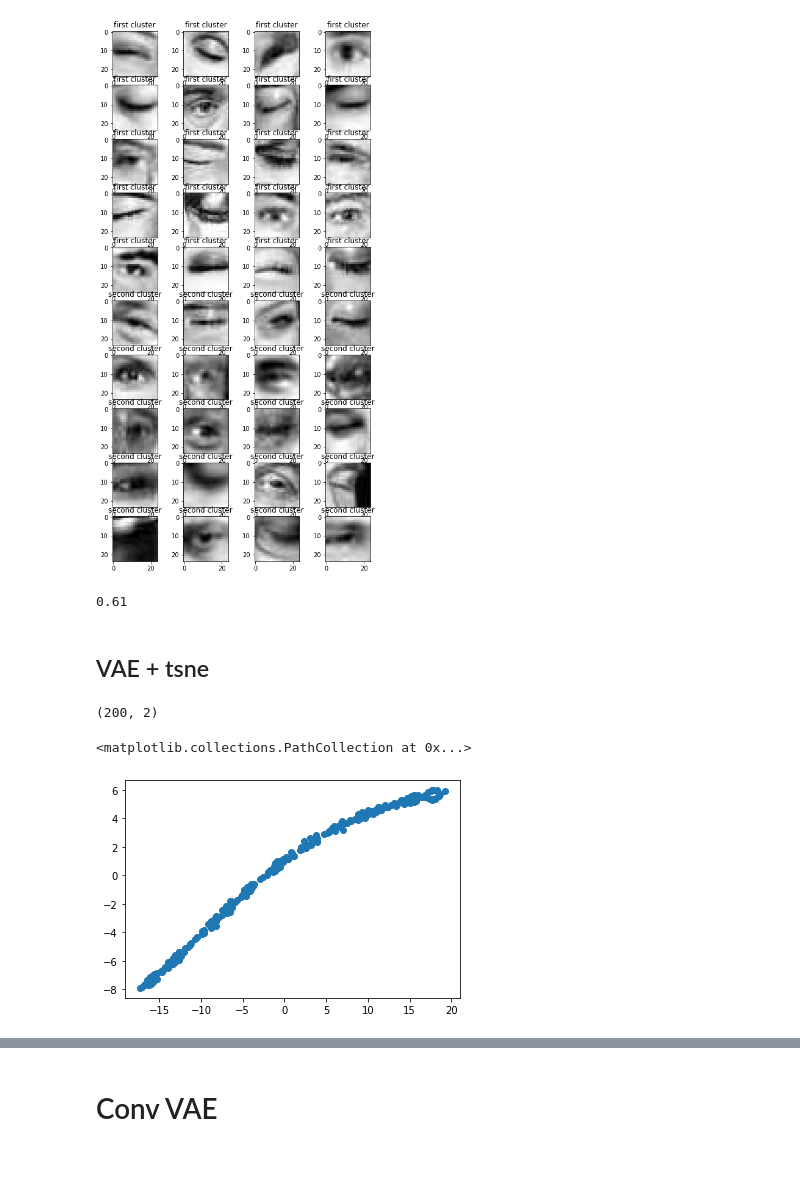
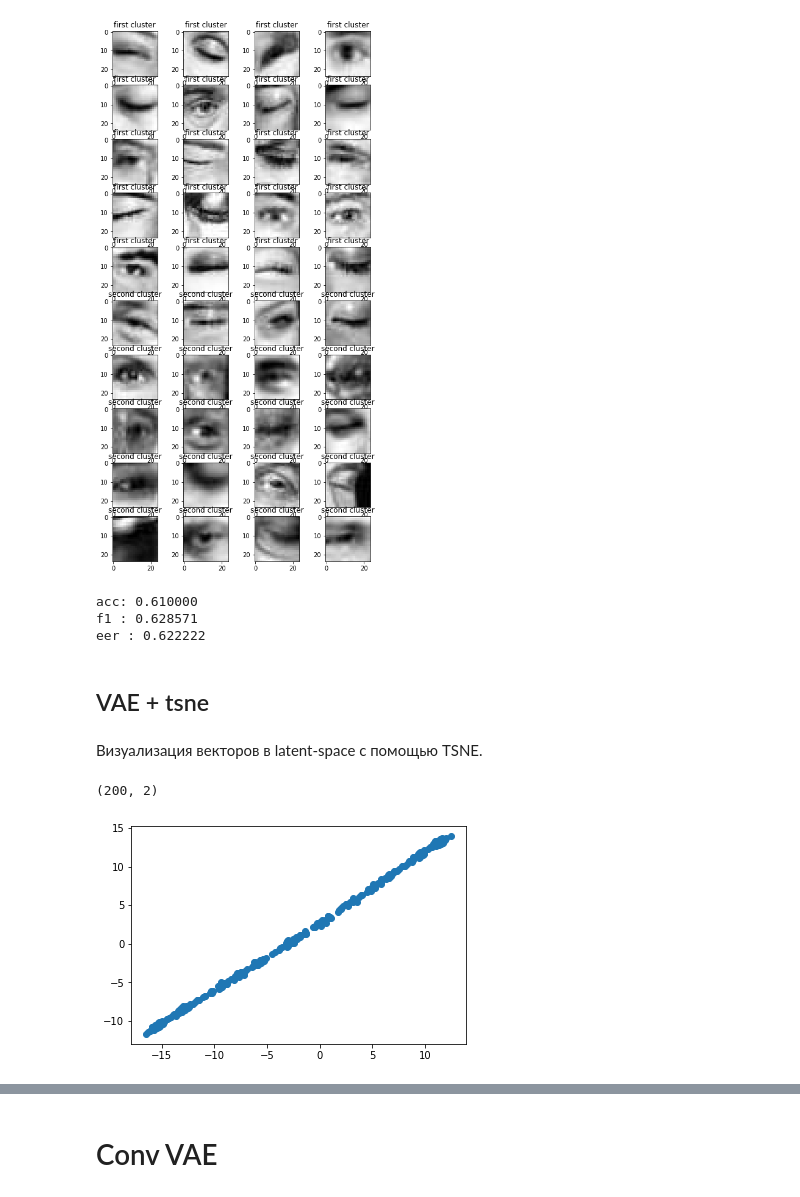
Before and after one commit to pheepa/closed-eye-classification, a Jupyter notebook: src/clustering.ipynb, the cells around one changed output, grey strips where cells are left out. Saved outputs shown, nothing was run; the diff lists cells and outputs as text; code cells hidden in the pictures; blank space fills up the shorter version.

```diff
--- a/src/clustering.ipynb
+++ b/src/clustering.ipynb
@@ -38,7 +40,7 @@ warnings.filterwarnings(action='ignore', category=DeprecationWarning)
 # %% [markdown]
 ## Load data
 # %%
-DATA_DIR = Path('EyesDataset/')
+DATA_DIR = Path('../input/EyesDataset/')
 files = sorted(list(DATA_DIR.rglob('*.jpg')))
 train_files, test_files = train_test_split(files, test_size=0.05, shuffle=False)
 # %%
@@ -435,23 +439,27 @@ show_clusters(X_test, kmean_vae_test_labels)
 # %% [output]
 [figure]
 # %%
-accuracy_score(test_labels, kmean_vae_test_labels)
+calc_metrics(test_labels, kmean_vae_test_labels)
 # %% [output]
-0.61
+acc: 0.610000
+f1 : 0.628571
+eer : 0.622222
 # %% [markdown]
 ## VAE + tsne
+# %% [markdown]
+Визуализация векторов в latent-space с помощью TSNE.
 # %%
 X_test_embed = TSNE().fit_transform(X_test_embed)
 # %%
 print(X_test_embed.shape)
 
-plt.figure()
+fig = plt.figure()
 x, y = np.hsplit(X_test_embed, 2)
 plt.scatter(x, y)
+fig.savefig('../plots/tsne_vae.png')
 # %% [output]
 (200, 2)
-<matplotlib.collections.PathCollection at 0x...>
-[figure, old version]
+[figure, new version]
 # %%
 kmeans_vae = KMeans(n_clusters=2, random_state=0).fit(X_test_embed)
 # %%
```
Also changed, not shown: parts of 32 cells of this notebook, 15 other files.
